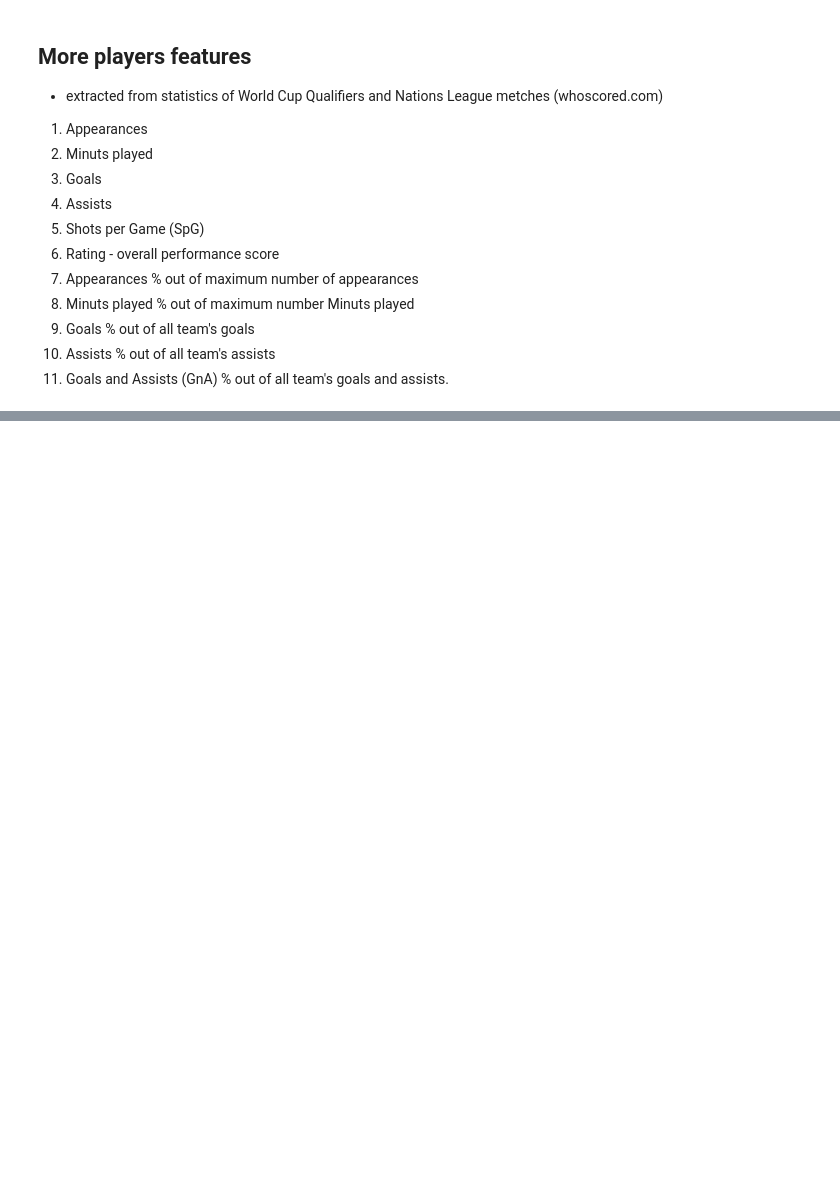
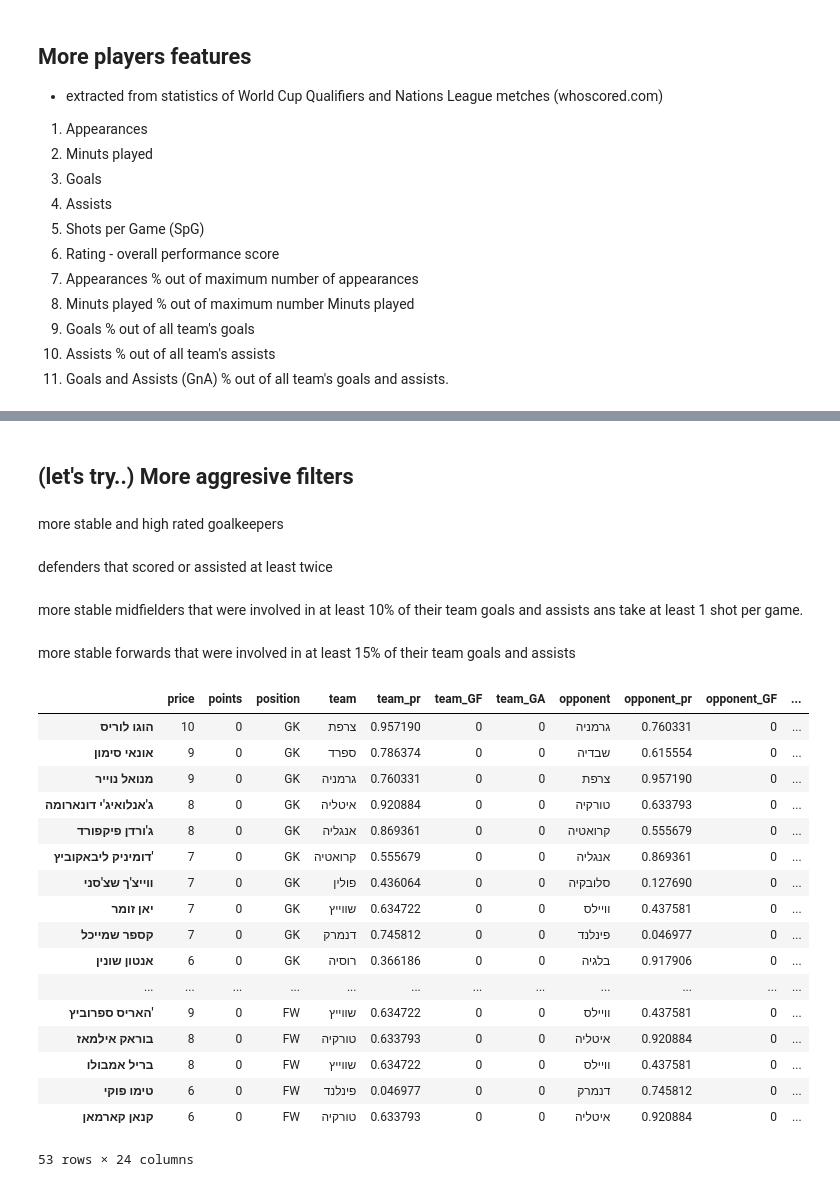
Before and after one commit to avshalomd/sport5-fantasy, a Jupyter notebook: fantasy-euro.ipynb, the cells around one changed output, grey strips where cells are left out. Drawn from its saved outputs; the diff is of its cells as text; code cells hidden in the pictures; blank space fills up the shorter version.

Commit message:
added penalty takers to players stats. added more aggresive filters.

```diff
--- a/fantasy-euro.ipynb
+++ b/fantasy-euro.ipynb
@@ -387,0 +483,2 @@ players_df
+# %% [markdown]
+## (let's try..) More aggresive filters
@@ -387,0 +487,66 @@ players_df
+# %% [markdown]
+more stable and high rated goalkeepers
+# %%
+min_minuts = 0.70
+is_opener_gk= (players_df['position'] == 'GK') & (players_df['Mins%'] > min_minuts)
+rate_th = 6.3
+is_high_rated = players_df['Rating'] > rate_th
+
+filtered = players_df[is_opener_gk]
+players_aggresivly_filtered_df = pd.concat([players_aggresivly_filtered_df, filtered])
+# %% [markdown]
+defenders that scored or assisted at least twice
+# %%
+min_minuts = 0.65
+is_opner_defender = (players_df['position'] == 'D') & (players_df['Mins%'] > min_minuts)
+rate_th = players_df['Rating'].mean()
+is_high_rated = players_df['Rating'] > rate_th
+scored_or_assisted = (players_df['Goals'] + players_df['Assists'] >= 2)
+
+filtered = players_df[is_opner_defender & is_high_rated & scored_or_assisted]
+players_aggresivly_filtered_df = pd.concat([players_aggresivly_filtered_df, filtered])
+# %% [markdown]
+more stable midfielders that were involved in at least 10% of their team goals and assists ans take at least 1 shot per game.
+# %%
+min_appearances = 0.60
+is_opner_midfielder = (players_df['position'] == 'M') & (players_df['Apps%'] > min_appearances)
+rate_th = players_df['Rating'].mean()
+is_high_rated = players_df['Rating'] > rate_th
+scored_or_assisted = (players_df['GnA%'] > 0.1)
+spg = (players_df['SpG'] > 1)
+
+filtered = players_df[is_opner_midfielder & is_high_rated & scored_or_assisted & spg]
+players_aggresivly_filtered_df = pd.concat([players_aggresivly_filtered_df, filtered])
+# %% [markdown]
+more stable forwards that were involved in at least 15% of their team goals and assists
+# %%
+min_appearances = 0.65
+is_opner_forward = (players_df['position'] == 'FW') & (players_df['Apps%'] > min_appearances)
+rate_th = players_df['Rating'].mean()
+is_high_rated = players_df['Rating'] > rate_th
+scored_or_assisted = (players_df['GnA%'] > 0.15)
+
+filtered = players_df[is_opner_forward & is_high_rated & scored_or_assisted]
+players_aggresivly_filtered_df = pd.concat([players_aggresivly_filtered_df, filtered])
+# %%
+players_aggresivly_filtered_df.to_csv('players_aggresivly_filtered_stats.csv', encoding='utf-8-sig')
+players_aggresivly_filtered_df
+# %% [output]
+|  | price | points | position | team | team_pr | team_GF | team_GA | opponent | opponent_pr | opponent_GF | ... |
+| הוגו לוריס | 10 | 0 | GK | צרפת | 0.957190 | 0 | 0 | גרמניה | 0.760331 | 0 | ... |
+| אונאי סימון | 9 | 0 | GK | ספרד | 0.786374 | 0 | 0 | שבדיה | 0.615554 | 0 | ... |
+| מנואל נוייר | 9 | 0 | GK | גרמניה | 0.760331 | 0 | 0 | צרפת | 0.957190 | 0 | ... |
+| ג'אנלואיג'י דונארומה | 8 | 0 | GK | איטליה | 0.920884 | 0 | 0 | טורקיה | 0.633793 | 0 | ... |
+| ג'ורדן פיקפורד | 8 | 0 | GK | אנגליה | 0.869361 | 0 | 0 | קרואטיה | 0.555679 | 0 | ... |
+| דומיניק ליבאקוביץ' | 7 | 0 | GK | קרואטיה | 0.555679 | 0 | 0 | אנגליה | 0.869361 | 0 | ... |
+| ווייצ'ך שצ'סני | 7 | 0 | GK | פולין | 0.436064 | 0 | 0 | סלובקיה | 0.127690 | 0 | ... |
+| יאן זומר | 7 | 0 | GK | שווייץ | 0.634722 | 0 | 0 | וויילס | 0.437581 | 0 | ... |
+| קספר שמייכל | 7 | 0 | GK | דנמרק | 0.745812 | 0 | 0 | פינלנד | 0.046977 | 0 | ... |
+| אנטון שונין | 6 | 0 | GK | רוסיה | 0.366186 | 0 | 0 | בלגיה | 0.917906 | 0 | ... |
+| ... | ... | ... | ... | ... | ... | ... | ... | ... | ... | ... | ... |
+| האריס ספרוביץ' | 9 | 0 | FW | שווייץ | 0.634722 | 0 | 0 | וויילס | 0.437581 | 0 | ... |
+| בוראק אילמאז | 8 | 0 | FW | טורקיה | 0.633793 | 0 | 0 | איטליה | 0.920884 | 0 | ... |
+| בריל אמבולו | 8 | 0 | FW | שווייץ | 0.634722 | 0 | 0 | וויילס | 0.437581 | 0 | ... |
+| טימו פוקי | 6 | 0 | FW | פינלנד | 0.046977 | 0 | 0 | דנמרק | 0.745812 | 0 | ... |
+| קנאן קארמאן | 6 | 0 | FW | טורקיה | 0.633793 | 0 | 0 | איטליה | 0.920884 | 0 | ... |
+53 rows × 24 columns
```
Also changed, not shown: parts of 24 cells of this notebook, 4 other files.
